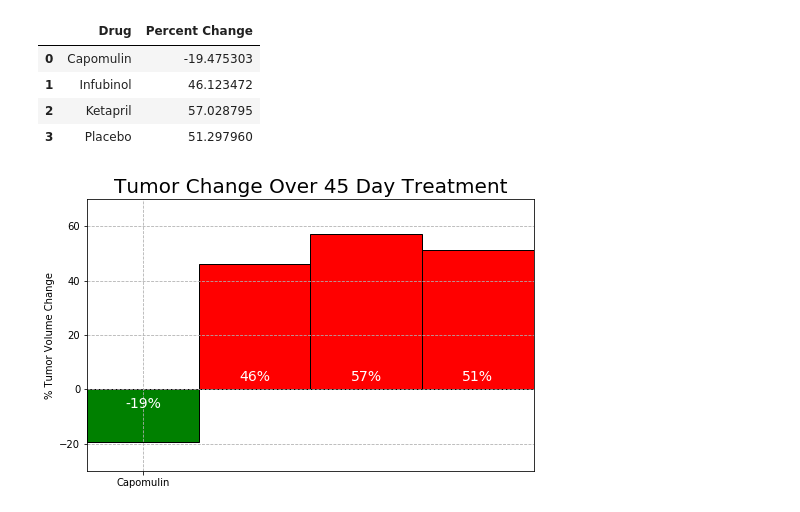
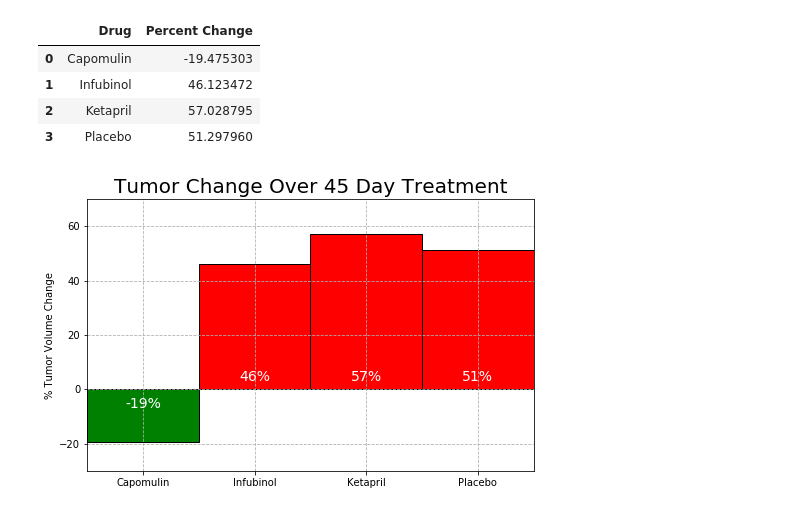
Before and after one commit to gifford1988/matplotlib-challenge, a Jupyter notebook: pymaceuticals_hw.ipynb, the cells around one changed output. Cells and saved outputs as stored; diff of their text form; code cells hidden in the pictures.

```diff
--- a/pymaceuticals_hw.ipynb
+++ b/pymaceuticals_hw.ipynb
@@ -335,34 +335,35 @@ rects3 = plt.bar(2, drug_change_df["Percent Change"][2], color='r', alpha=1, ali
 rects4 = plt.bar(3, drug_change_df["Percent Change"][3], color='r', alpha=1, align="edge", ec="black", width=1)
 tick_locations = [value+0.5 for value in x_axis]
 plt.grid(linestyle="dashed")
+tick_locations = [.5, 1.5, 2.5, 3.5]
 plt.xticks(tick_locations, drug_change_df["Drug"])
 
 plt.xlim(0, 4)
 plt.ylim(-30, 70)
 
 plt.title("Tumor Change Over 45 Day Treatment", fontsize=20)
 plt.ylabel("% Tumor Volume Change")
 
 def autolabel(rects):
     for rect in rects:
         height = rect.get_height()
         plt.text(rect.get_x() + rect.get_width()/2., -8,
                 '%d' % int(height) + "%",
                 ha='center', va='bottom', color='white', fontsize=14)
 
 autolabel(rects1)
 
 def autolabel(rects):
     for rect in rects:
         height = rect.get_height()
         plt.text(rect.get_x() + rect.get_width()/2., 2,
                 '%d' % int(height) + "%",
                 ha='center', va='bottom', color='white', fontsize=14)
 
 autolabel(rects2)
 autolabel(rects3)
 autolabel(rects4)
 
 plt.show()
 # %% [output]
-[figure, old version]
+[figure, new version]
```
Also changed, not shown: parts of 1 cell of this notebook.
